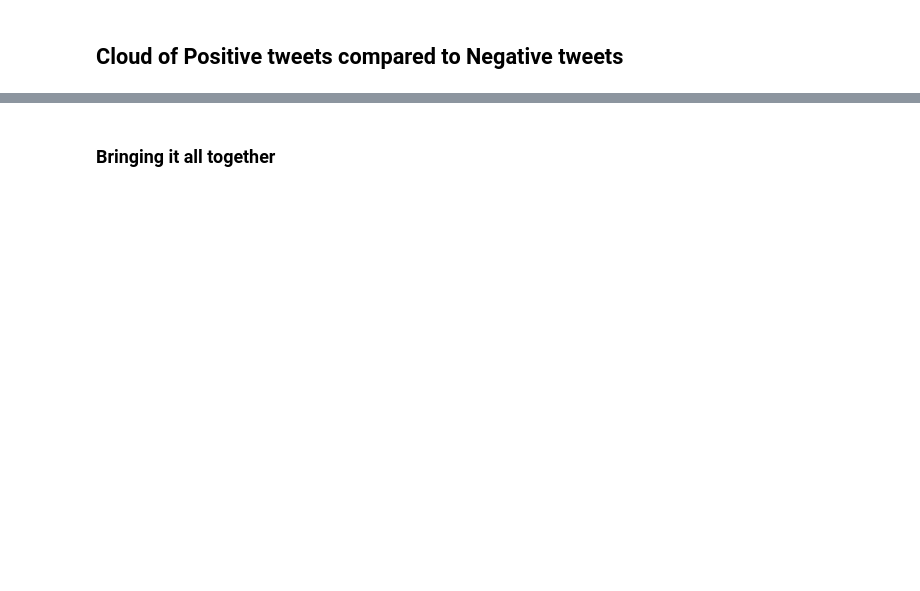
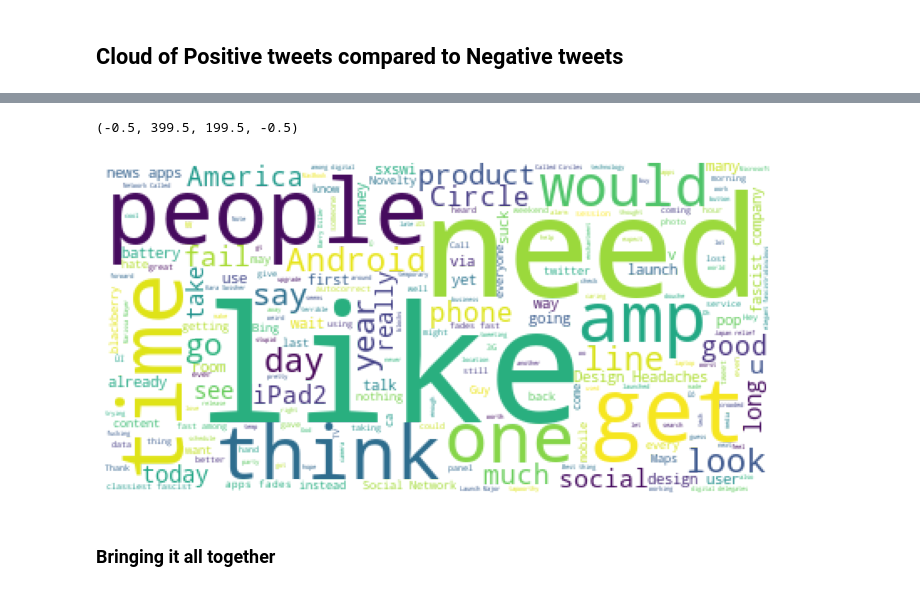
Before and after one commit to RMcAr/dsc-phase-4-project, a Jupyter notebook: 2. EDA.ipynb, the cells around one changed output, grey strips where cells are left out. Saved outputs shown, nothing was run; the diff lists cells and outputs as text; code cells hidden in the pictures; blank space fills up the shorter version.

```diff
--- a/2. EDA.ipynb
+++ b/2. EDA.ipynb
@@ -349,3 +371,19 @@ plt.axis('off')
+# %%
+full_list = df_neg_sentiment['text'].to_list()
+
+raw_bag = ','.join(map(str, full_list))
+
+raw_tokens = word_tokenize(raw_bag)
+
+wordcloud = WordCloud(stopwords = stops, collocations = True, background_color="rgba(255, 255, 255, 0)", mode="RGBA")
+wordcloud.generate(','.join(raw_tokens))
+
+plt.figure(figsize = (12, 12), facecolor = None)
+plt.imshow(wordcloud)
+plt.axis('off')
+# %% [output]
+(-0.5, 399.5, 199.5, -0.5)
+[figure, added]
 # %% [markdown]
 ### Bringing it all together
 # %%
```
Also changed, not shown: parts of 9 cells of this notebook, 8 other files.
